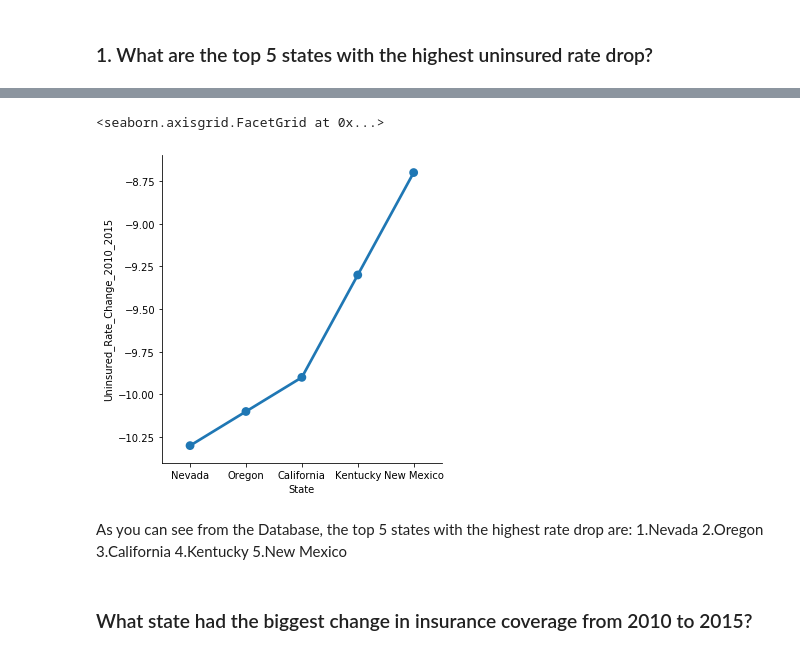
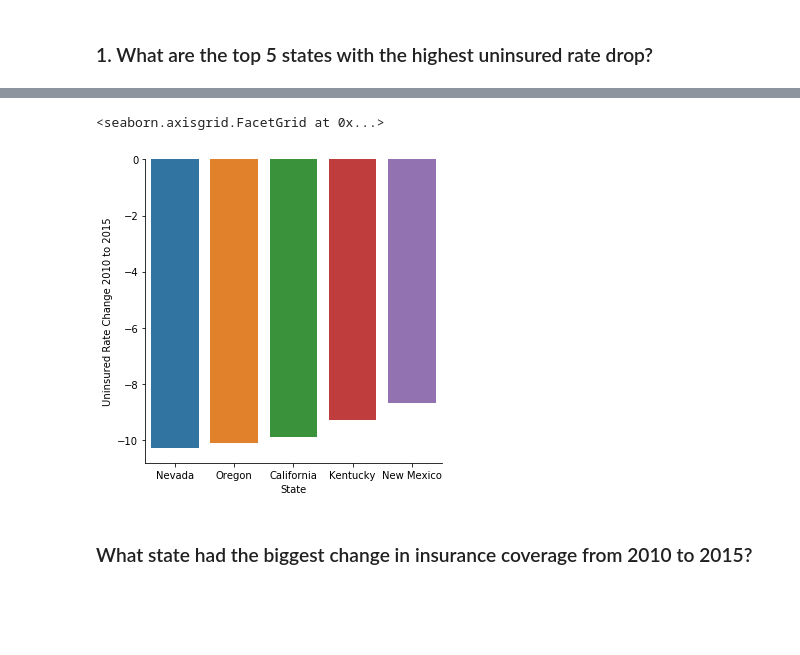
Before and after one commit to alexbeeler/ACA-Project, a Jupyter notebook: My_ACA_Project.ipynb, the cells around one changed output, grey strips where cells are left out. Saved outputs shown, nothing was run; the diff lists cells and outputs as text; code cells hidden in the pictures; blank space fills up the shorter version.

```diff
--- a/My_ACA_Project.ipynb
+++ b/My_ACA_Project.ipynb
@@ -115,23 +123,16 @@ df.sort_values(by="Uninsured Rate Change 2010 to 2015", ascending=True)
 # %%
 sns.catplot(
     x="State",
-    y="Uninsured_Rate_Change_2010_2015",
+    y="Uninsured Rate Change 2010 to 2015",
     data=df,
-    kind="point",
+    kind="bar",
     height=5,
     aspect=1,
     order= ('Nevada', 'Oregon', 'California', 'Kentucky', 'New Mexico'),
 )
 # %% [output]
 <seaborn.axisgrid.FacetGrid at 0x...>
-[figure, old version]
+[figure, new version]
-# %% [markdown]
-As you can see from the Database, the top 5 states with the highest rate drop are:
-1.Nevada
-2.Oregon
-3.California
-4.Kentucky
-5.New Mexico
 # %% [markdown]
 ### What state had the biggest change in insurance coverage from 2010 to 2015?
 # %%
```
Also changed, not shown: parts of 13 cells of this notebook, 2 other files.
